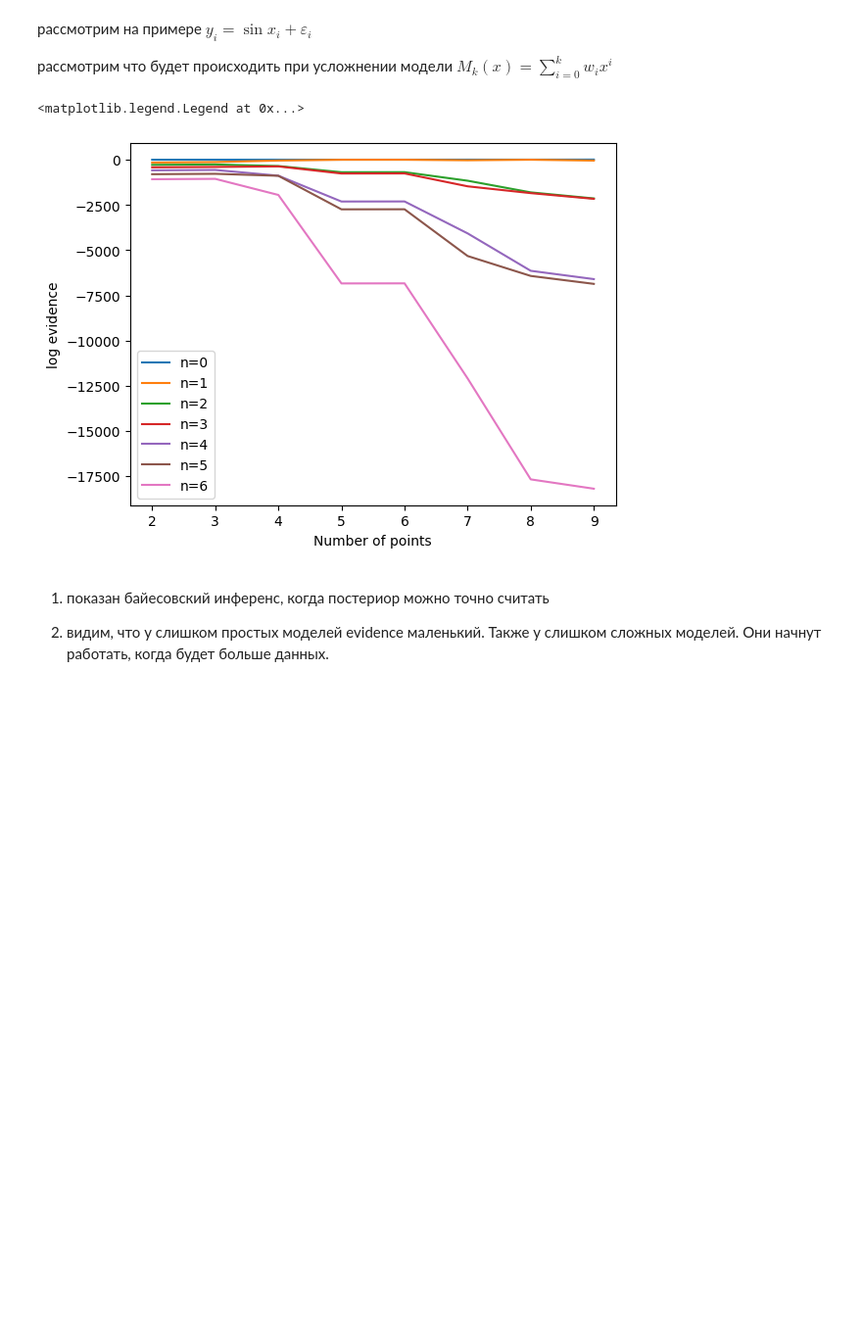
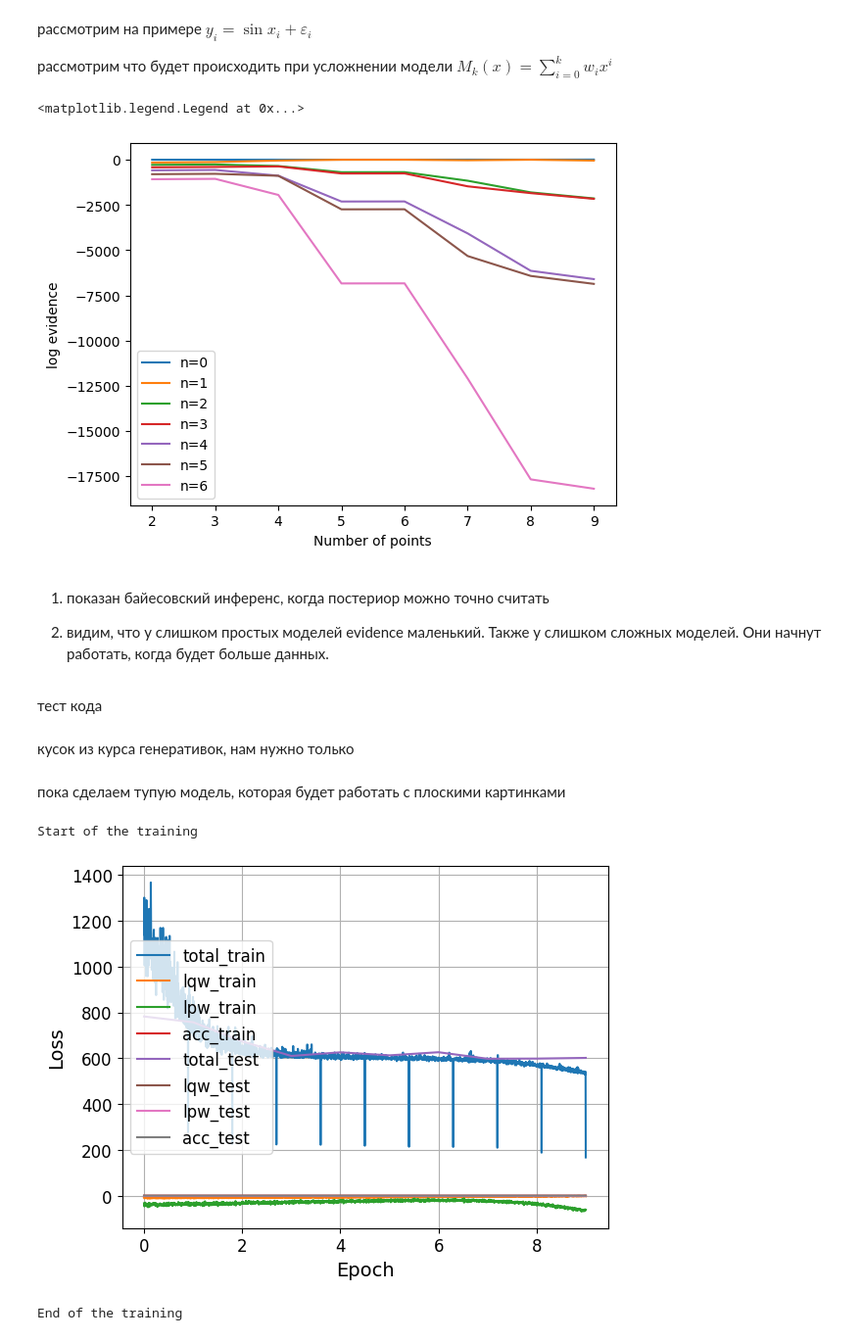
Before and after one commit to intsystems/bayes_deep_compression, a Jupyter notebook: Example.ipynb, the cells around one changed output. Shown at 98% size. Drawn from its saved outputs; the diff is of its cells as text; code cells hidden in the pictures; blank space fills up the shorter version.

```diff
--- a/Example.ipynb
+++ b/Example.ipynb
@@ -76,0 +75,4 @@ s
+# %% [markdown]
+тест кода
+# %% [markdown]
+кусок из курса генеративок, нам нужно только
@@ -76,0 +122,55 @@ s
+# %% [markdown]
+пока сделаем тупую модель, которая будет работать с плоскими картинками
+# %%
+from src.training import train_model
+from src.priors.priors import laplace_prior
+from torch.nn import functional as F
+import torch.nn as nn
+
+model = MLP([64, 50, 10])
+model = ModelHandler(model, prior= laplace_prior(mu=0, b=0.1))
+
+model = nn.Sequential(
+    nn.Conv2d(1, 8, 3, stride=2),
+    nn.ReLU(),
+    nn.Conv2d(8, 16, 3, stride=2),
+    nn.ReLU(),
+    nn.Conv2d(16, 16, 3, stride=2),
+    nn.ReLU(),
+    nn.Flatten(),
+    model
+)
+def loss(self, x, y):
+        nsamples = 10
+        loss = 0.
+        Lqw, Lpw = 0, 0
+        acc = 0.
+        for _ in range(nsamples):
+            labels, lqw, lpw = self(x)#, torch.tensor(0),torch.tensor(0)
+            cross_entropy = F.cross_entropy(labels, y, reduction='sum')
+            loss_tmp = cross_entropy + (lpw - lqw)# /x.shape[0] # нормируем на размер батча
+            loss += loss_tmp
+            Lqw += lqw.detach()
+            Lpw += lpw.detach()
+            acc += torch.mean((labels.detach().argmax(-1) == y).float())
+        Lqw = Lqw / nsamples
+        Lpw = Lpw / nsamples
+        acc = acc / nsamples
+        loss = loss / nsamples
+
+        return {"total": loss, "lqw": Lqw, "lpw": Lpw, "acc": acc}
+import types
+# Create a method wrapper using types.MethodType
+# m.myFunc = types.MethodType(myFunc, m)
+model.loss = types.MethodType(loss, model)
+
+model.train()
+
+opt = torch.optim.Adam(model.parameters()) #, lr = 0.01) #, lr=0.001)
+
+train_losses, test_losses = train_model(model, train_loader=trainloader, test_loader=valloader, epochs=10,
+            optimizer= opt, loss_key= 'total', visualize_samples=False)
+# %% [output]
+Start of the training
+[figure, added]
+End of the training
```
Also changed, not shown: parts of 9 cells of this notebook, 9 other files.
